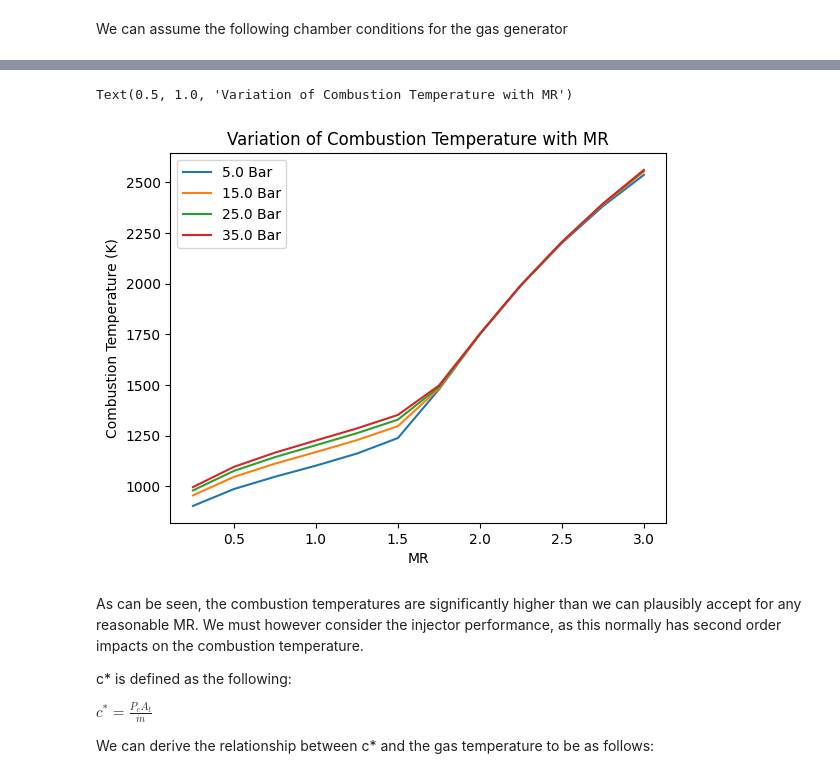
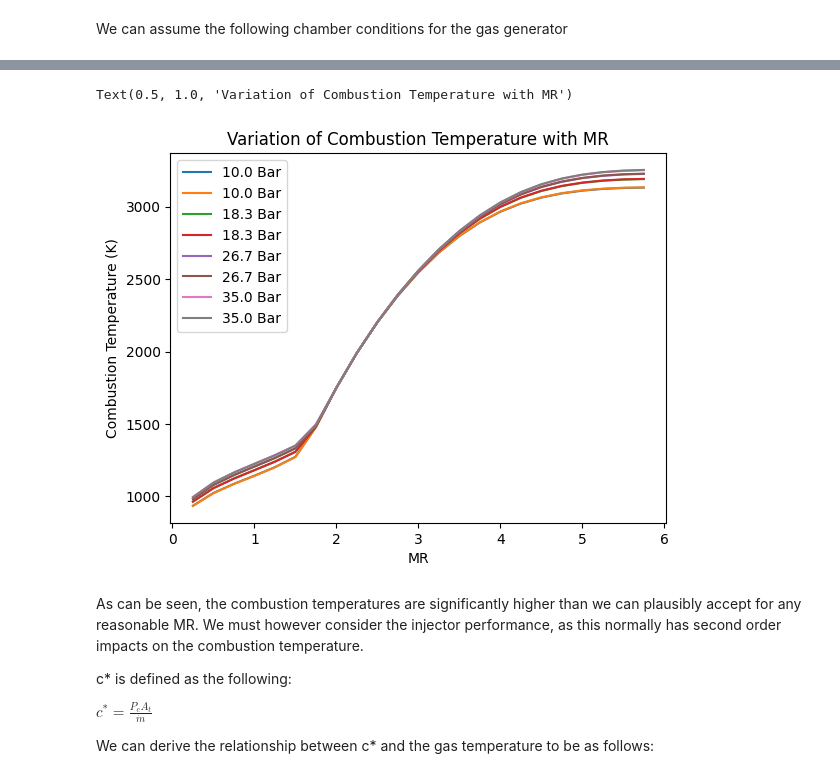
Before and after one commit to EliasAoubala/MermaidManBarnacleBoy, a Jupyter notebook: docs/fluidics/gas_generator.ipynb, the cells around one changed output, grey strips where cells are left out. Cells and saved outputs as stored; diff of their text form; code cells hidden in the pictures.

```diff
--- a/docs/fluidics/gas_generator.ipynb
+++ b/docs/fluidics/gas_generator.ipynb
@@ -75,0 +86,30 @@ We can assume the following chamber conditions for the gas generator
+# %%
+df = pd.read_csv("combustion_date.csv")
+
+# We then need to extract our properties
+CP_array = df["Cp"].to_numpy()
+CV_array = df["Cv"].to_numpy()
+T_array = df["T"].to_numpy()
+R_array = df["R"].to_numpy()
+
+# We need to now now get the shape of the overarching mesh grid, which we can do by looking at unique values for the pressure and temperature
+P_N = df["P"].unique().size
+
+MR_N = df["MR"].unique().size
+
+# We then resize our arrays and generate our x and y arrays
+P_array = np.linspace(df["P"].min(), df["P"].max(), P_N)
+MR_array = np.linspace(df["MR"].min(), df["MR"].max(), MR_N)
+
+CP_array = CP_array.reshape(P_N, MR_N).T
+CV_array = CV_array.reshape(P_N, MR_N).T
+T_array = T_array.reshape(P_N, MR_N).T
+R_array = R_array.reshape(P_N, MR_N).T
+
+T = interpn((P_array, MR_array), T_array, [25e5, 1])
+
+print(T)
+
+T_add_can = ctr.get_thermo_prop(Pcc=25e5, MR=1).get_temperature()
+
+print(T_add_can)
@@ -76,9 +119,11 @@ We can assume the following chamber conditions for the gas generator
 # %%
-P_array = np.linspace(5, 35, 4)
+P_array = np.linspace(10, 35, 4)
 
-O_F_array = np.arange(0.25, 3 + 0.25, 0.25)
+O_F_array = np.arange(0.25, 6, 0.25)
 
 T_add_array = np.zeros((O_F_array.size, P_array.size))
+
+T_add_can_array = np.zeros((O_F_array.size, P_array.size))
 
 i = 0
 for o_f in O_F_array:
@@ -88,6 +133,11 @@ for o_f in O_F_array:
 
         T_add = cea.get_Temperatures(Pc=P, MR=o_f)[0]
 
+        T_add_can = ctr.get_thermo_prop(
+            Pcc=P * 1e5, MR=o_f, frozen=False
+        ).get_temperature()
+
+        T_add_can_array[i, k] = T_add_can
         T_add_array[i, k]  = T_add
 
         k += 1
@@ -100,16 +166,17 @@ print(cea.get_Temperatures(Pc=20, MR=1)[0])
 # %%
 i = 0
 for row in P_array:
     plt.plot(O_F_array, T_add_array[:, i], label = f"{row:0.1f} Bar")
+    plt.plot(O_F_array, T_add_can_array[:, i], label=f"{row:0.1f} Bar")
 
     i += 1
 plt.legend()
 plt.xlabel("MR")
 plt.ylabel("Combustion Temperature (K)")
 plt.title("Variation of Combustion Temperature with MR")
 # %% [output]
 Text(0.5, 1.0, 'Variation of Combustion Temperature with MR')
-[figure, old version]
+[figure, new version]
 # %% [markdown]
 As can be seen, the combustion temperatures are significantly higher than we can plausibly accept for any reasonable MR. We must however consider the injector performance, as this normally has second order impacts on the combustion temperature.
 
```
Also changed, not shown: parts of 18 cells of this notebook, 3 other files.
